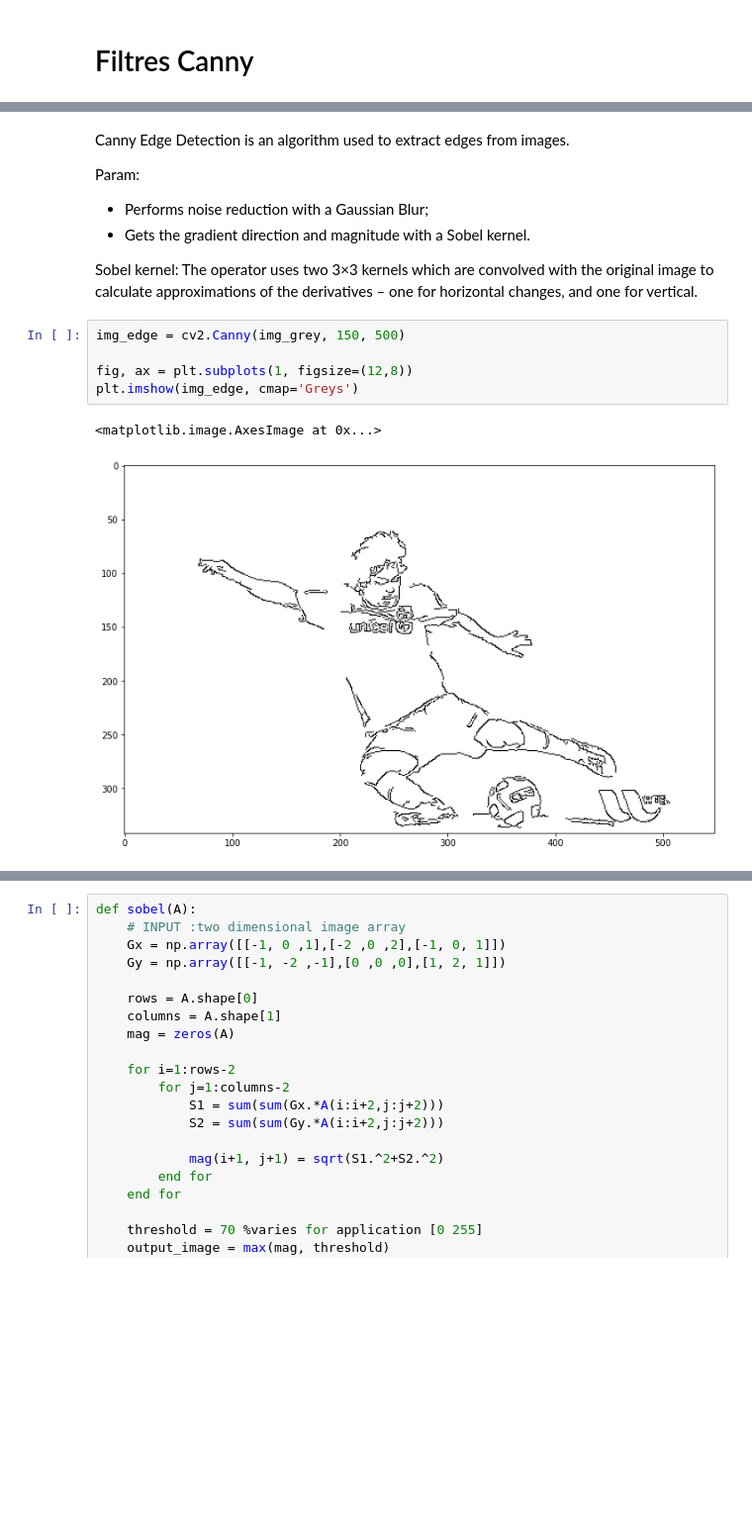
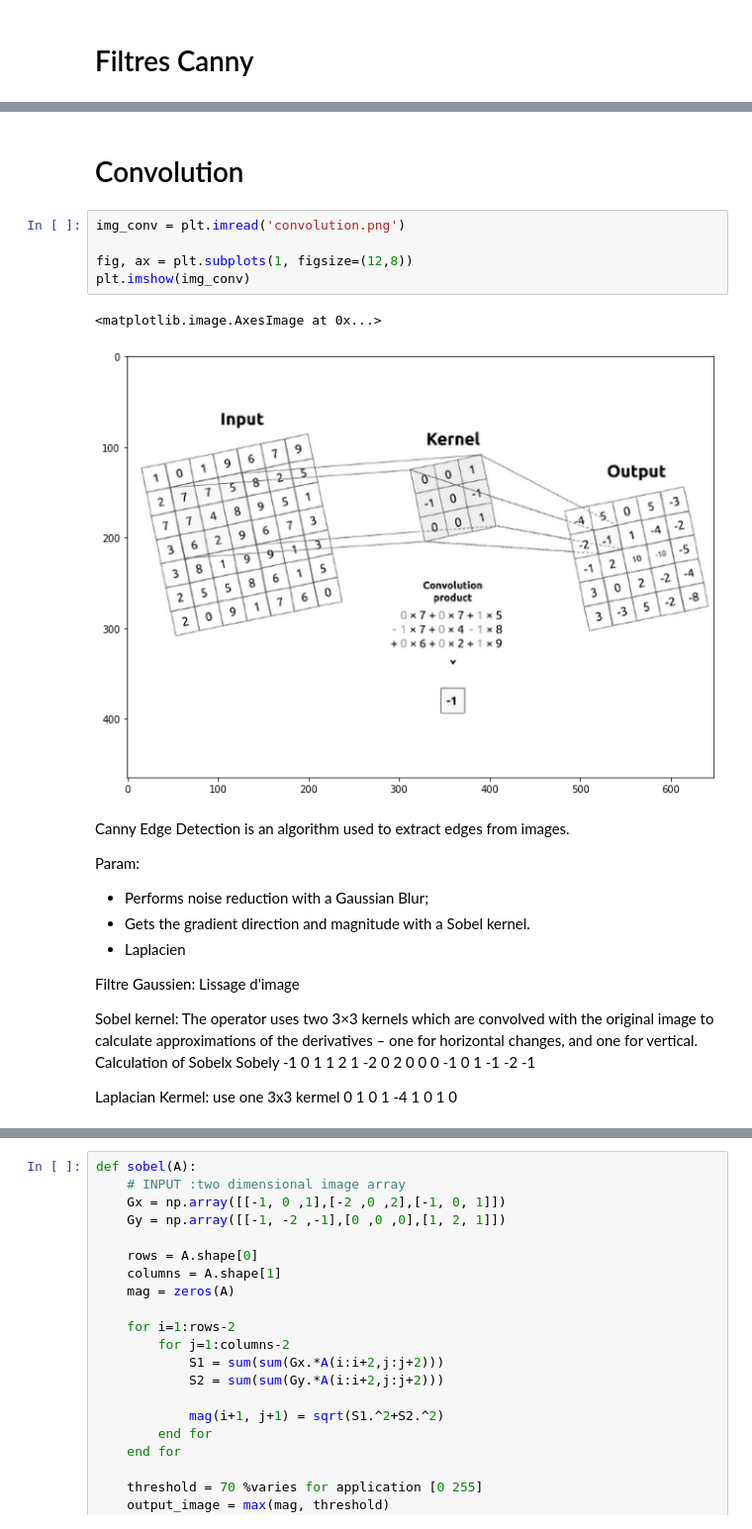
Before and after one commit to rubalravinder/projet_acv, a Jupyter notebook: notebooks/contour_detection.ipynb, the cells around one changed output, grey strips where cells are left out. Shown at 99% size. Saved outputs shown, nothing was run; the diff lists cells and outputs as text; blank space fills up the shorter version.

Commit message:
first commit convolution contour

```diff
--- a/notebooks/contour_detection.ipynb
+++ b/notebooks/contour_detection.ipynb
@@ -28,17 +38,30 @@ plt.imshow(img_grey, cmap='gray')
+# %% [markdown]
+# Convolution
+# %%
+img_conv = plt.imread('convolution.png')
+
+fig, ax = plt.subplots(1, figsize=(12,8))
+plt.imshow(img_conv)
+# %% [output]
+<matplotlib.image.AxesImage at 0x...>
+[figure, added]
 # %% [markdown]
 Canny Edge Detection is an algorithm used to extract edges from images.
 
 Param:
 - Performs noise reduction with a Gaussian Blur;
 - Gets the gradient direction and magnitude with a Sobel kernel.
+- Laplacien
 
+Filtre Gaussien: Lissage d'image
 
 Sobel kernel: The operator uses two 3×3 kernels which are convolved with the original image to calculate approximations of the derivatives – one for horizontal changes, and one for vertical.
+Calculation of   Sobelx                      Sobely
+                -1  0  1                     1  2  1
+                -2  0  2                     0  0  0
+                -1  0  1                    -1 -2 -1
+
+Laplacian Kermel: use one 3x3 kermel
+                            0  1  0
+                            1 -4  1
+                            0  1  0
-# %%
-img_edge = cv2.Canny(img_grey, 150, 500)
-
-fig, ax = plt.subplots(1, figsize=(12,8))
-plt.imshow(img_edge, cmap='Greys')
-# %% [output]
-<matplotlib.image.AxesImage at 0x...>
-[figure, removed]
```
Also changed, not shown: parts of 37 cells of this notebook.
